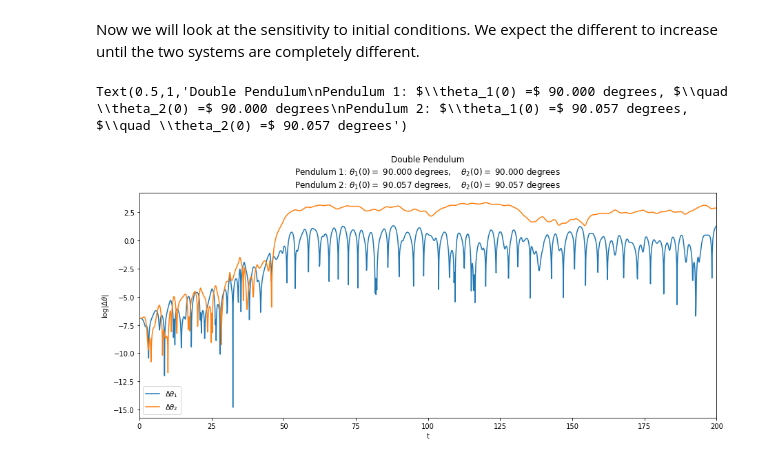
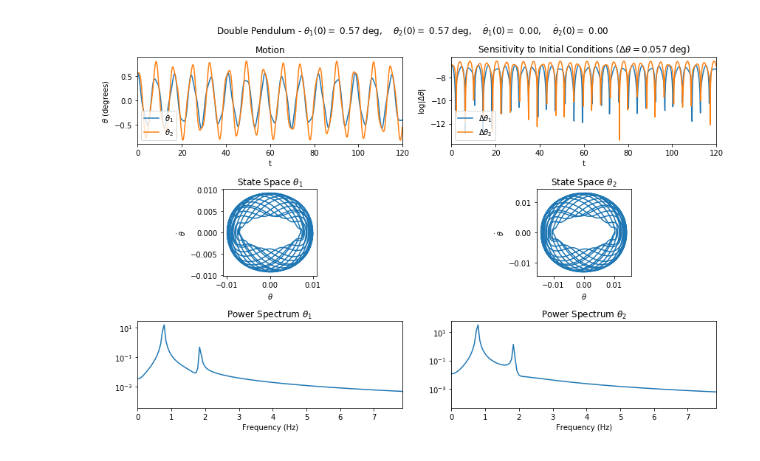
Before and after one commit to lnestor/5300_final, a Jupyter notebook: Double_Pendulum.ipynb, the cells around one changed output. Drawn from its saved outputs; the diff is of its cells as text; code cells hidden in the pictures.

Commit message:
Finish double pendulum and implement animation class

```diff
--- a/Double_Pendulum.ipynb
+++ b/Double_Pendulum.ipynb
@@ -221,36 +126,0 @@ Text(0.5,1,'Double Pendulum\n$\\theta_1(0) = $ 90.00 deg, $\\quad \\theta_2(0) =
-# %% [markdown]
-Now we will look at the sensitivity to initial conditions. We expect the different to increase until the two systems are completely different.
-# %%
-t_pts = np.arange(0., 200.0, 0.1)
-
-theta_1_0 = theta_2_0 = np.pi / 2
-theta_1_dot_0 = theta_2_dot_0 = 0
-
-diff = 0.001
-initial_conditions_1 = [theta_1_0, theta_2_0, theta_1_dot_0, theta_2_dot_0]
-initial_conditions_2 = [theta_1_0 + difference, theta_2_0 + difference, theta_1_dot_0, theta_2_dot_0]
-
-pend = DoublePendulum()
-theta_1_1, theta_2_1, _, _ = pend.solve_ode(t_pts, initial_conditions_1)
-theta_1_2, theta_2_2, _, _ = pend.solve_ode(t_pts, initial_conditions_2)
-
-fig = plt.figure(figsize=(15,6))
-ax = fig.add_subplot(1,1,1)
-
-ax.plot(t_pts, np.log(np.abs(theta_1_1 - theta_1_2)), label=r'$\Delta \theta_1$')
-ax.plot(t_pts, np.log(np.abs(theta_2_1 - theta_2_2)), label=r'$\Delta \theta_2$')
-
-ax.set_xlim(t_pts[0], t_pts[-1])
-ax.set_xlabel('t')
-ax.set_ylabel(r'$\log|\Delta \theta|$')
-ax.legend(loc='lower left')
-
-title = 'Double Pendulum\n' +  \
-        rf'Pendulum 1: $\theta_1(0) =$ {theta_1_0 * 180 / np.pi:.3f} degrees, ' + \
-        rf'$\quad \theta_2(0) =$ {theta_2_0 * 180 / np.pi:.3f} degrees' + '\n' + \
-        rf'Pendulum 2: $\theta_1(0) =$ {(theta_1_0 + diff) * 180 / np.pi:.3f} degrees, ' + \
-        rf'$\quad \theta_2(0) =$ {(theta_2_0 + diff) * 180 / np.pi:.3f} degrees'
-ax.set_title(title)
-# %% [output]
-Text(0.5,1,'Double Pendulum\nPendulum 1: $\\theta_1(0) =$ 90.000 degrees, $\\quad \\theta_2(0) =$ 90.000 degrees\nPendulum 2: $\\theta_1(0) =$ 90.057 degrees, $\\quad \\theta_2(0) =$ 90.057 degrees')
-[figure, removed]
@@ -256,0 +212,11 @@ Text(0.5,1,'Double Pendulum\nPendulum 1: $\\theta_1(0) =$ 90.000 degrees, $\\qua
+# %%
+t_pts = np.arange(0., 120.0, 0.1)
+
+theta_1_0 = theta_2_0 = 0.01
+theta_1_dot_0 = theta_2_dot_0 = 0
+initial_conditions = [theta_1_0, theta_2_0, theta_1_dot_0, theta_2_dot_0]
+
+pend = DoublePendulum()
+plot_pendulum(pend, t_pts, initial_conditions)
+# %% [output]
+[figure, added]
```
Also changed, not shown: parts of 10 cells of this notebook.
